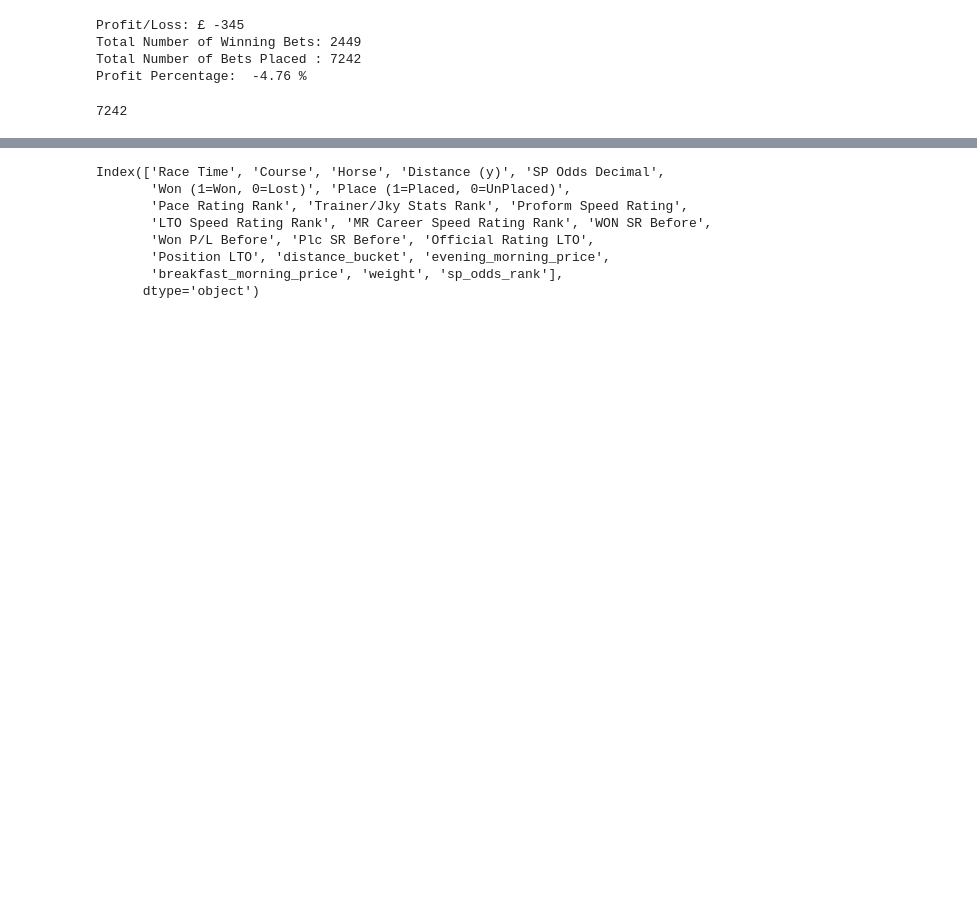
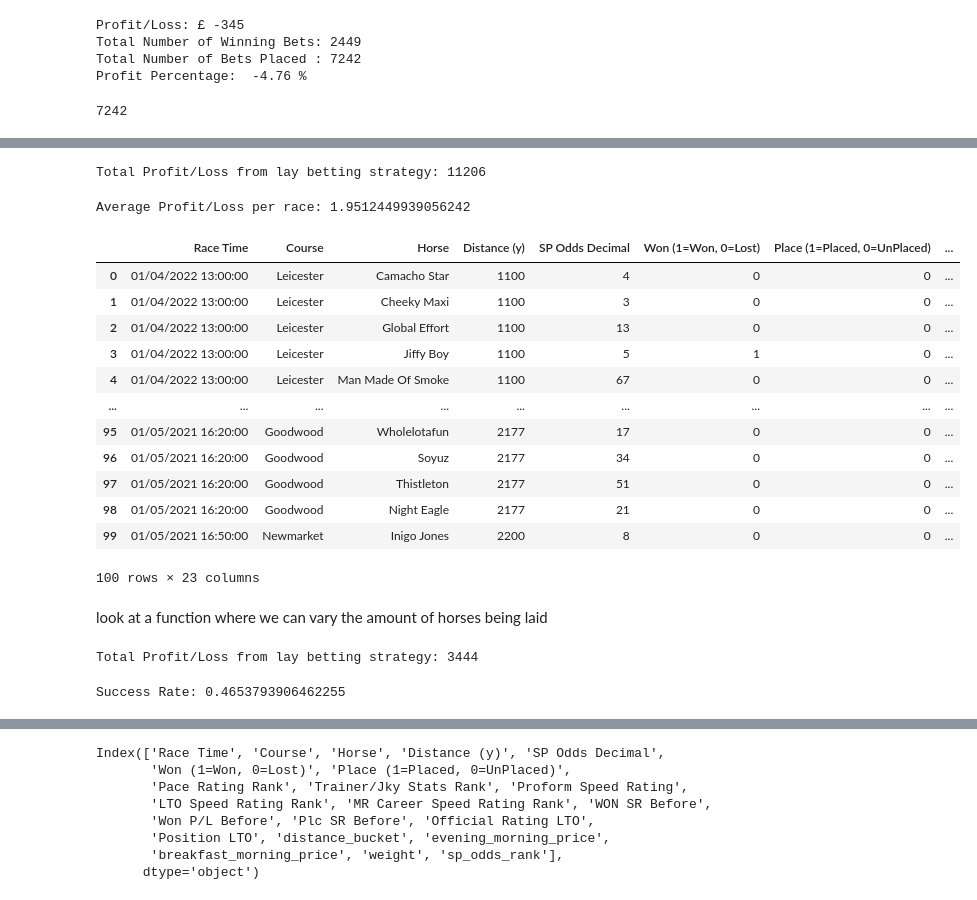
Before and after one commit to andrewbarwise/horse_trading, a Jupyter notebook: notebooks/analysis.ipynb, the cells around one changed output, grey strips where cells are left out. Saved outputs shown, nothing was run; the diff lists cells and outputs as text; code cells hidden in the pictures; blank space fills up the shorter version.

```diff
--- a/notebooks/analysis.ipynb
+++ b/notebooks/analysis.ipynb
@@ -264,0 +276,52 @@ total_amount_spent
+# %%
+def lay_profit(df):
+    lay_results = []
+
+    for race_id, race_data in df.groupby('Race Time'):
+        for _, row in race_data.iterrows():
+            odds = row['SP Odds Decimal']
+            won = row['Won (1=Won, 0=Lost)']
+            stake = 1
+
+            if won == 1:
+                # horse wins, lose the lay bet, ODDS SHOULD BE THE LAY ODD'S
+                liability = (odds - 1) * stake
+                lay_results.append(-liability)
+
+            else:
+                # horse lost, you win the stake
+                lay_results.append(stake)
+
+    return lay_results
+# %%
+# Calculate lay results
+data1['lay_profit_loss'] = lay_profit(data1)
+
+# Calculate total profit/loss
+total_profit_loss = data1['lay_profit_loss'].sum()
+print("Total Profit/Loss from lay betting strategy:", total_profit_loss)
+# %% [output]
+Total Profit/Loss from lay betting strategy: 11206
+# %%
+average_profit_loss_per_race = data1.groupby('Race Time')['lay_profit_loss'].sum().mean()
+print("Average Profit/Loss per race:", average_profit_loss_per_race)
+# %% [output]
+Average Profit/Loss per race: 1.9512449939056242
+# %%
+data1.head(100)
+# %% [output]
+|  | Race Time | Course | Horse | Distance (y) | SP Odds Decimal | Won (1=Won, 0=Lost) | Place (1=Placed, 0=UnPlaced) | ... |
+| 0 | 01/04/2022 13:00:00 | Leicester | Camacho Star | 1100 | 4 | 0 | 0 | ... |
+| 1 | 01/04/2022 13:00:00 | Leicester | Cheeky Maxi | 1100 | 3 | 0 | 0 | ... |
+| 2 | 01/04/2022 13:00:00 | Leicester | Global Effort | 1100 | 13 | 0 | 0 | ... |
+| 3 | 01/04/2022 13:00:00 | Leicester | Jiffy Boy | 1100 | 5 | 1 | 0 | ... |
+| 4 | 01/04/2022 13:00:00 | Leicester | Man Made Of Smoke | 1100 | 67 | 0 | 0 | ... |
+| ... | ... | ... | ... | ... | ... | ... | ... | ... |
+| 95 | 01/05/2021 16:20:00 | Goodwood | Wholelotafun | 2177 | 17 | 0 | 0 | ... |
+| 96 | 01/05/2021 16:20:00 | Goodwood | Soyuz | 2177 | 34 | 0 | 0 | ... |
+| 97 | 01/05/2021 16:20:00 | Goodwood | Thistleton | 2177 | 51 | 0 | 0 | ... |
+| 98 | 01/05/2021 16:20:00 | Goodwood | Night Eagle | 2177 | 21 | 0 | 0 | ... |
+| 99 | 01/05/2021 16:50:00 | Newmarket | Inigo Jones | 2200 | 8 | 0 | 0 | ... |
+100 rows × 23 columns
+# %% [markdown]
+look at a function where we can vary the amount of horses being laid
@@ -264,0 +353,14 @@ total_amount_spent
+# %%
+# Calculate lay results
+data1['lay_profit_loss'] = lay_profit_top_n(data1, 5)
+
+# Calculate total profit/loss
+total_profit_loss = data1['lay_profit_loss'].sum()
+print("Total Profit/Loss from lay betting strategy:", total_profit_loss)
+# %% [output]
+Total Profit/Loss from lay betting strategy: 3444
+# %%
+success_rate = sum(profit > 0 for profit in data1['lay_profit_loss']) / len(data1['lay_profit_loss'])
+print(f"Success Rate: {success_rate}")
+# %% [output]
+Success Rate: 0.4653793906462255
```
Also changed, not shown: parts of 11 cells of this notebook, 2 other files.
